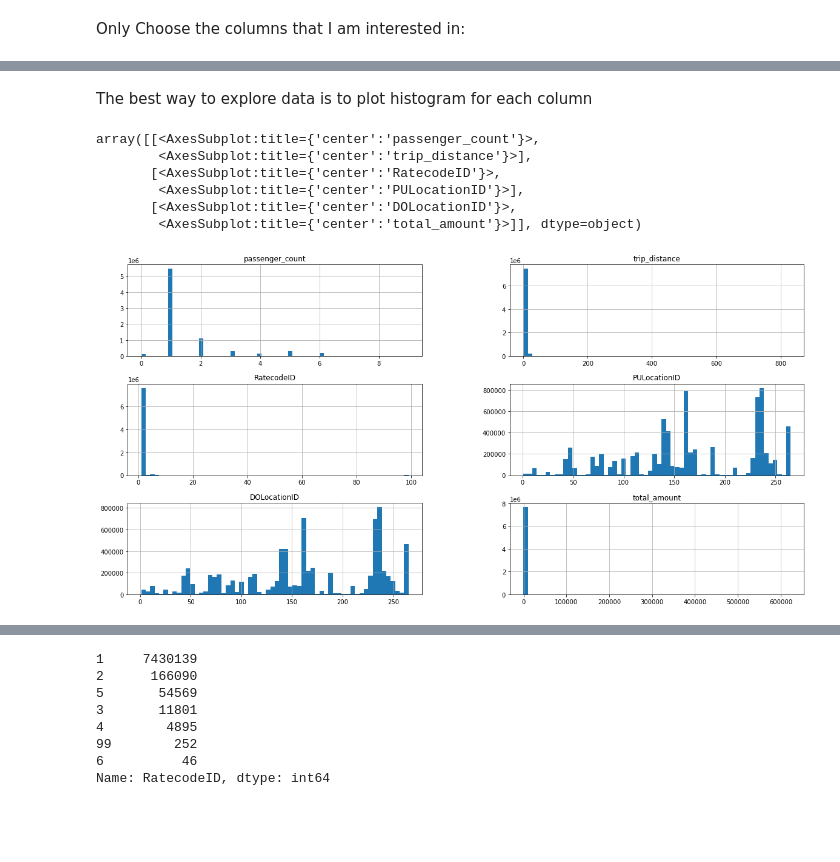
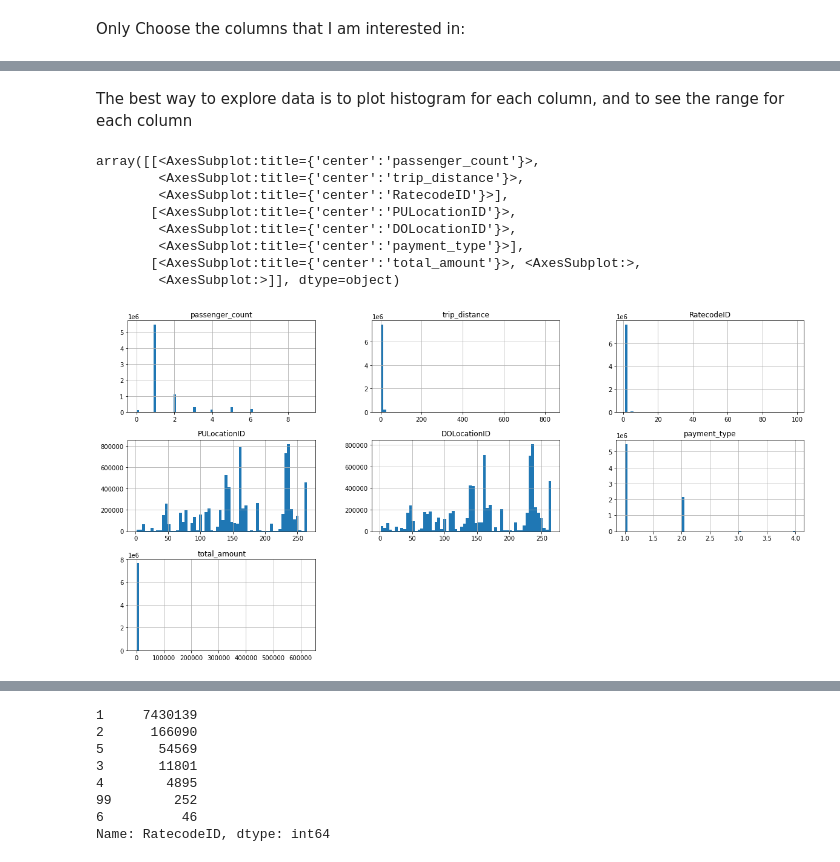
Before and after one commit to Au-Jonathan/New-York-Taxi-Analysis, a Jupyter notebook: Module 2.ipynb, the cells around one changed output, grey strips where cells are left out. Drawn from its saved outputs; the diff is of its cells as text; code cells hidden in the pictures; blank space fills up the shorter version.

```diff
--- a/Module 2.ipynb
+++ b/Module 2.ipynb
@@ -55,7 +62,7 @@ Index(['VendorID', 'tpep_pickup_datetime', 'tpep_dropoff_datetime',
 Only Choose the columns that I am interested in:
 # %%
 taxi_data=taxi_data[['tpep_pickup_datetime', 'tpep_dropoff_datetime',
-       'passenger_count', 'trip_distance', 'RatecodeID','PULocationID', 'DOLocationID','total_amount']]
+       'passenger_count', 'trip_distance', 'RatecodeID', 'PULocationID', 'DOLocationID', 'payment_type','total_amount']]
 # %%
 taxi_data.head()
 # %% [output]
@@ -66,14 +73,16 @@ taxi_data.head()
 | 3 | 2018-11-28 15:52:25 | 2018-11-28 15:55:45 | 5 | 0.0 | 1 | 193 | ... |
 | 4 | 2018-11-28 15:56:57 | 2018-11-28 15:58:33 | 5 | 0.0 | 2 | 193 | ... |
 # %% [markdown]
-The best way to explore data is to plot histogram for each column
+The best way to explore data is to plot histogram for each column, and to see the range for each column
 # %%
-taxi_data.hist(figsize=(20,10), bins=60)
+taxi_data.hist(bins=60,figsize=(20,10))
 # %% [output]
 array([[<AxesSubplot:title={'center':'passenger_count'}>,
-        <AxesSubplot:title={'center':'trip_distance'}>],
-       [<AxesSubplot:title={'center':'RatecodeID'}>,
-        <AxesSubplot:title={'center':'PULocationID'}>],
-       [<AxesSubplot:title={'center':'DOLocationID'}>,
-        <AxesSubplot:title={'center':'total_amount'}>]], dtype=object)
+        <AxesSubplot:title={'center':'trip_distance'}>,
+        <AxesSubplot:title={'center':'RatecodeID'}>],
+       [<AxesSubplot:title={'center':'PULocationID'}>,
+        <AxesSubplot:title={'center':'DOLocationID'}>,
+        <AxesSubplot:title={'center':'payment_type'}>],
+       [<AxesSubplot:title={'center':'total_amount'}>, <AxesSubplot:>,
+        <AxesSubplot:>]], dtype=object)
-[figure, old version]
+[figure, new version]
```
Also changed, not shown: parts of 35 cells of this notebook.
